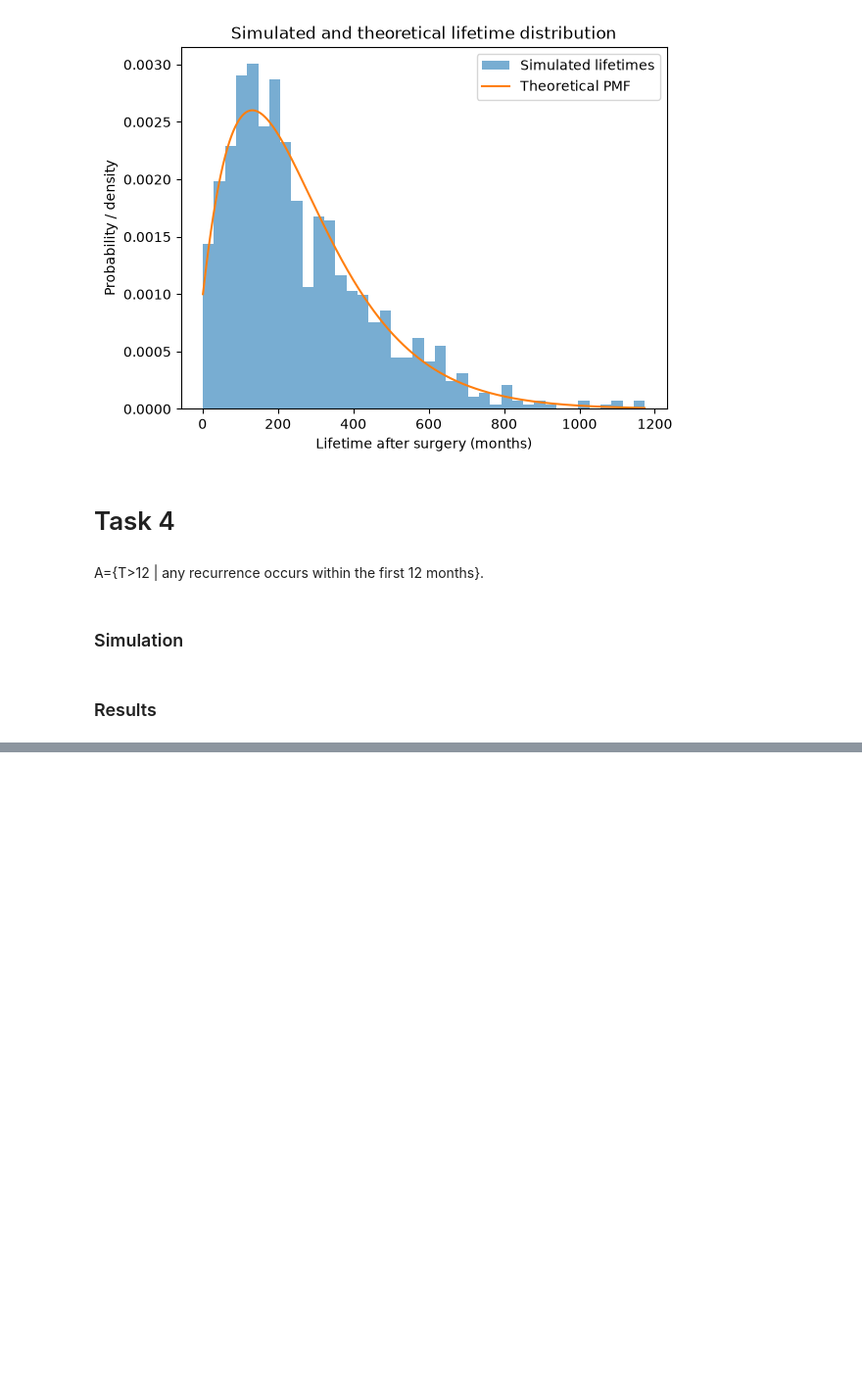
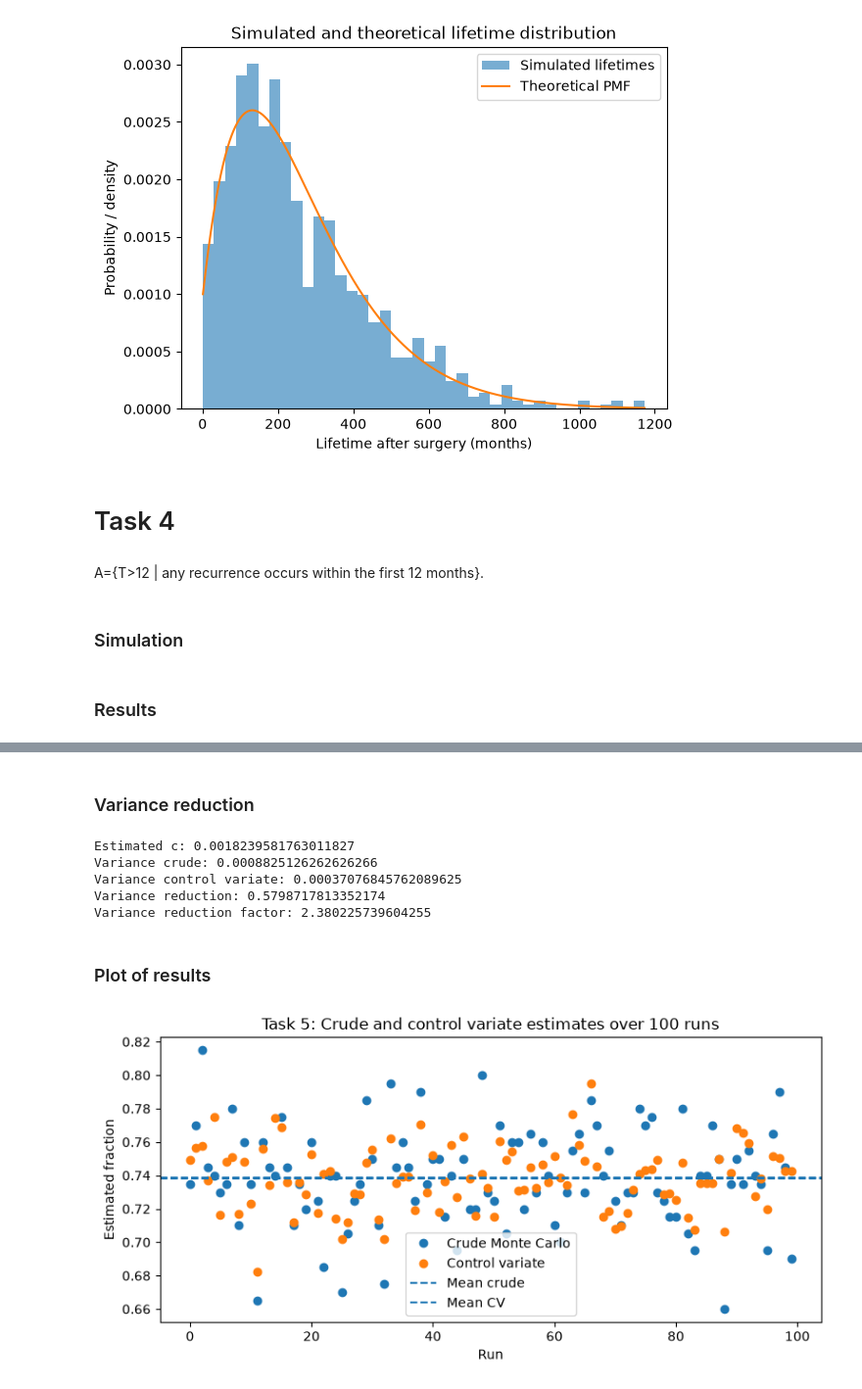
Before and after one commit to VictorMoesgaardStege/Stochastic-Simulation-Project-1, a Jupyter notebook: part1.ipynb, the cells around one changed output, grey strips where cells are left out. Shown at 98% size. Cells and saved outputs as stored; diff of their text form; code cells hidden in the pictures; blank space fills up the shorter version.

```diff
--- a/part1.ipynb
+++ b/part1.ipynb
@@ -553,0 +588,15 @@ plt.show()
+# %%
+crude_estimates = np.zeros(n_runs)
+mean_lifetime_controls = np.zeros(n_runs)
+
+for r in range(n_runs):
+    run_lifetimes = np.array([
+        simulate_one_lifetime(P, rng)
+        for _ in range(n_per_run)
+    ])
+
+    # Crude estimate: fraction dying within 350 months
+    crude_estimates[r] = np.mean(run_lifetimes <= threshold)
+
+    # Control variate: mean lifetime in this run
+    mean_lifetime_controls[r] = np.mean(run_lifetimes)
@@ -553,0 +613,11 @@ plt.show()
+# %%
+# Estimate optimal control variate coefficient
+c_hat = -np.cov(crude_estimates, mean_lifetime_controls, ddof=1)[0, 1] / np.var(
+    mean_lifetime_controls,
+    ddof=1
+)
+
+# Control variate estimates
+control_variate_estimates = crude_estimates + c_hat * (
+    mean_lifetime_controls - theoretical_mean
+)
@@ -553,0 +654,33 @@ plt.show()
+# %% [markdown]
+### Variance reduction
+# %%
+print("Estimated c:", c_hat)
+print("Variance crude:", var_crude)
+print("Variance control variate:", var_cv)
+print("Variance reduction:", variance_reduction)
+print("Variance reduction factor:", variance_reduction_factor)
+# %% [output]
+Estimated c: 0.0018239581763011827
+Variance crude: 0.0008825126262626266
+Variance control variate: 0.00037076845762089625
+Variance reduction: 0.5798717813352174
+Variance reduction factor: 2.380225739604255
+# %% [markdown]
+### Plot of results
+# %%
+plt.figure(figsize=(8, 4))
+
+plt.plot(crude_estimates, marker="o", linestyle="", label="Crude Monte Carlo")
+plt.plot(control_variate_estimates, marker="o", linestyle="", label="Control variate")
+
+plt.axhline(np.mean(crude_estimates), linestyle="--", label="Mean crude")
+plt.axhline(np.mean(control_variate_estimates), linestyle="--", label="Mean CV")
+
+plt.xlabel("Run")
+plt.ylabel("Estimated fraction")
+plt.title("Task 5: Crude and control variate estimates over 100 runs")
+plt.legend()
+plt.tight_layout()
+plt.show()
+# %% [output]
+[figure, added]
```
Also changed, not shown: parts of 14 cells of this notebook.
